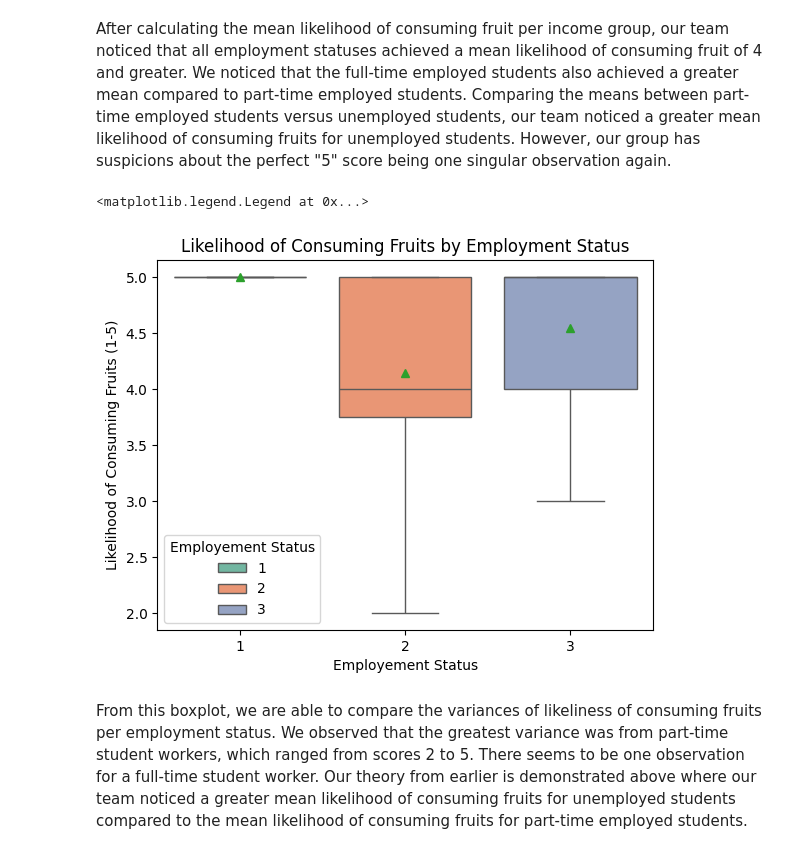
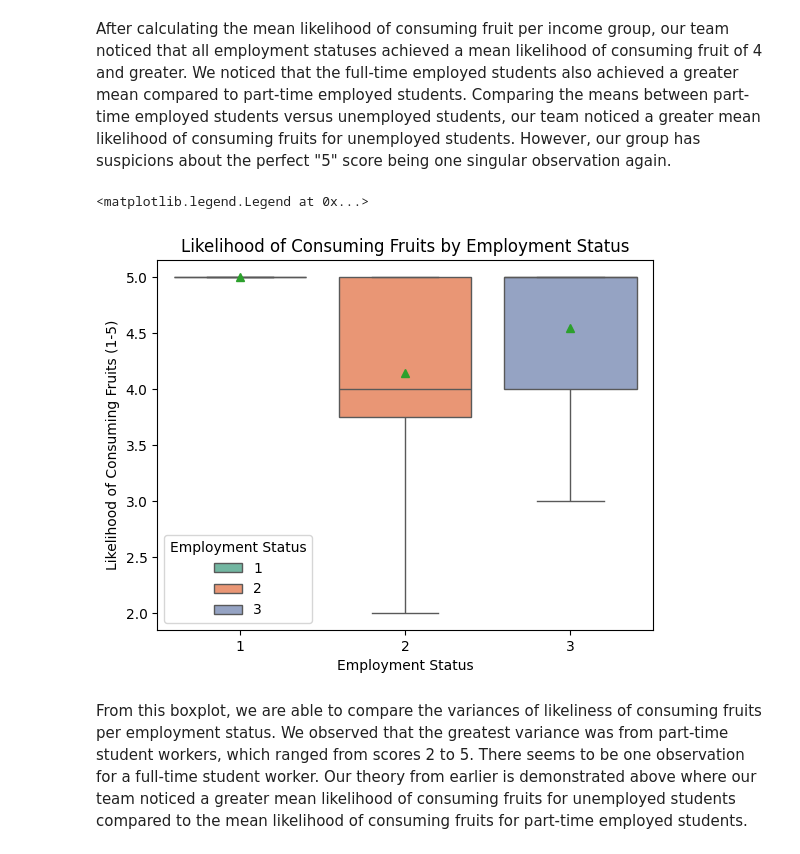
Before and after one commit to laur-park/dsci235-final-project, a Jupyter notebook: Diddi_Parker_Final_Project.ipynb, the cells around one changed output. Saved outputs shown, nothing was run; the diff lists cells and outputs as text; code cells hidden in the pictures.

```diff
--- a/Diddi_Parker_Final_Project.ipynb
+++ b/Diddi_Parker_Final_Project.ipynb
@@ -37,6 +42,6 @@ import seaborn as sns
 # %%
-data1 = pd.read_csv('cleanedfooddata.csv')
-data1.head()
+student_eating_survey = pd.read_csv('cleanedfooddata.csv')
+student_eating_survey.head()
 # %% [output]
 |  | GPA | Gender | breakfast | calories_chicken | calories_day | calories_scone | coffee | comfort_food | ... |
 | 0 | 3.654 | 1 | 1 | 610 | 3 | 420 | 2 | chocolate, chips, ice cream | ... |
@@ -215,14 +238,14 @@ dtype: float64
 # %% [markdown]
 After calculating the mean likelihood of consuming fruit per income group, our team noticed that all employment statuses achieved a mean likelihood of consuming fruit of 4 and greater. We noticed that the full-time employed students also achieved a greater mean compared to part-time employed students. Comparing the means between part-time employed students versus unemployed students, our team noticed a greater mean likelihood of consuming fruits for unemployed students. However, our group has suspicions about the perfect "5" score being one singular observation again.
 # %%
-boxplot4 = sns.boxplot(data=data1, x='employment', y='fruit_day', showmeans=True, hue='employment', palette="Set2")
+boxplot4 = sns.boxplot(data=student_eating_survey, x='employment', y='fruit_day', showmeans=True, hue='employment', palette="Set2")
 boxplot4.set_title('Likelihood of Consuming Fruits by Employment Status')
 boxplot4.set_ylabel('Likelihood of Consuming Fruits (1-5)')
-boxplot4.set_xlabel('Employement Status')
-plt.legend(title="Employement Status", loc='lower left')
+boxplot4.set_xlabel('Employment Status')
+plt.legend(title="Employment Status", loc='lower left')
 # %% [output]
 <matplotlib.legend.Legend at 0x...>
-[figure, old version]
+[figure, new version]
 # %% [markdown]
 From this boxplot, we are able to compare the variances of likeliness of consuming fruits per employment status. We observed that the greatest variance was from part-time student workers, which ranged from scores 2 to 5. There seems to be one observation for a full-time student worker. Our theory from earlier is demonstrated above where our team noticed a greater mean likelihood of consuming fruits for unemployed students compared to the mean likelihood of consuming fruits for part-time employed students.
 # %%
```
Also changed, not shown: parts of 52 cells of this notebook.
